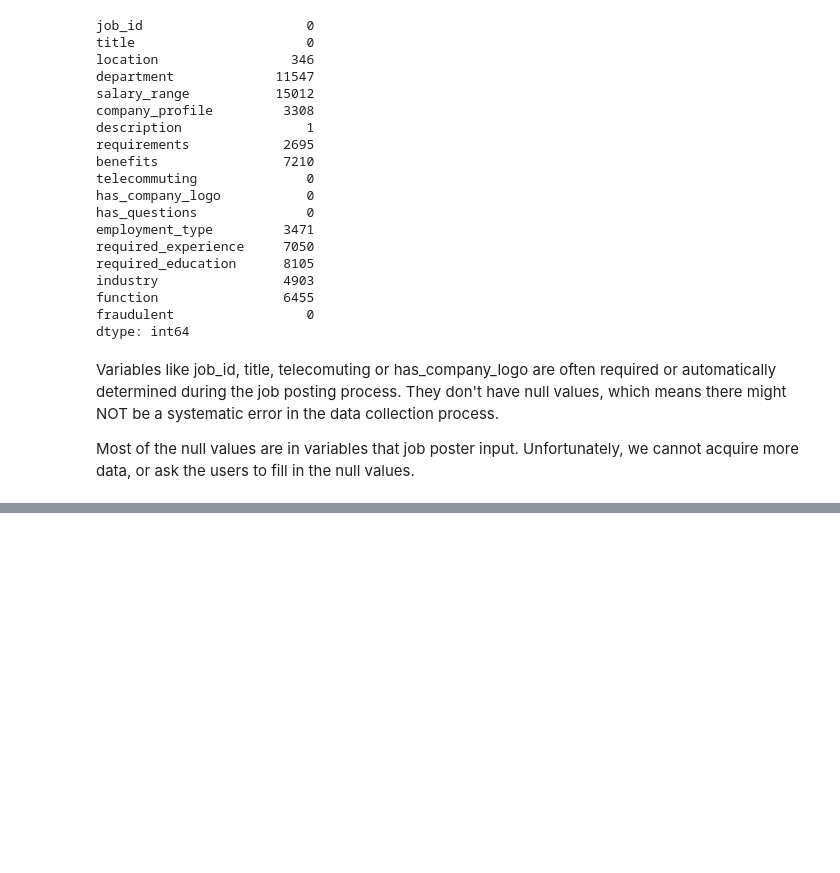
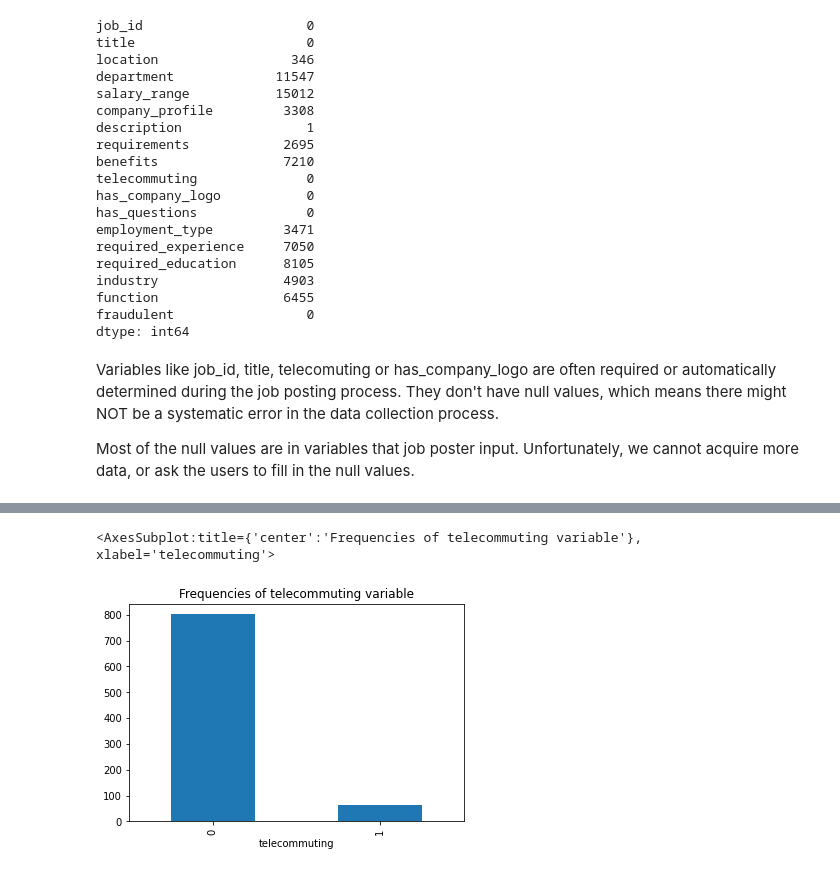
Before and after one commit to midori256/Job-Postings-Abuse-Analysis, a Jupyter notebook: exploratory_data_analysis.ipynb, the cells around one changed output, grey strips where cells are left out. Saved outputs shown, nothing was run; the diff lists cells and outputs as text; code cells hidden in the pictures; blank space fills up the shorter version.

Commit message:
Explore fake job postings

```diff
--- a/exploratory_data_analysis.ipynb
+++ b/exploratory_data_analysis.ipynb
@@ -77,0 +114,3 @@ Most of the null values are in variables that job poster input. Unfortunately, w
+# %%
+df_fake = df[df["fraudulent"] == 1]
+df_fake.head()
@@ -77,0 +146,6 @@ Most of the null values are in variables that job poster input. Unfortunately, w
+# %%
+# is the job telecommuting?
+df_fake["telecommuting"].value_counts().plot(kind="bar",xlabel="telecommuting", title="Frequencies of telecommuting variable")
+# %% [output]
+<AxesSubplot:title={'center':'Frequencies of telecommuting variable'}, xlabel='telecommuting'>
+[figure, added]
```
Also changed, not shown: parts of 22 cells of this notebook, 2 other files.
